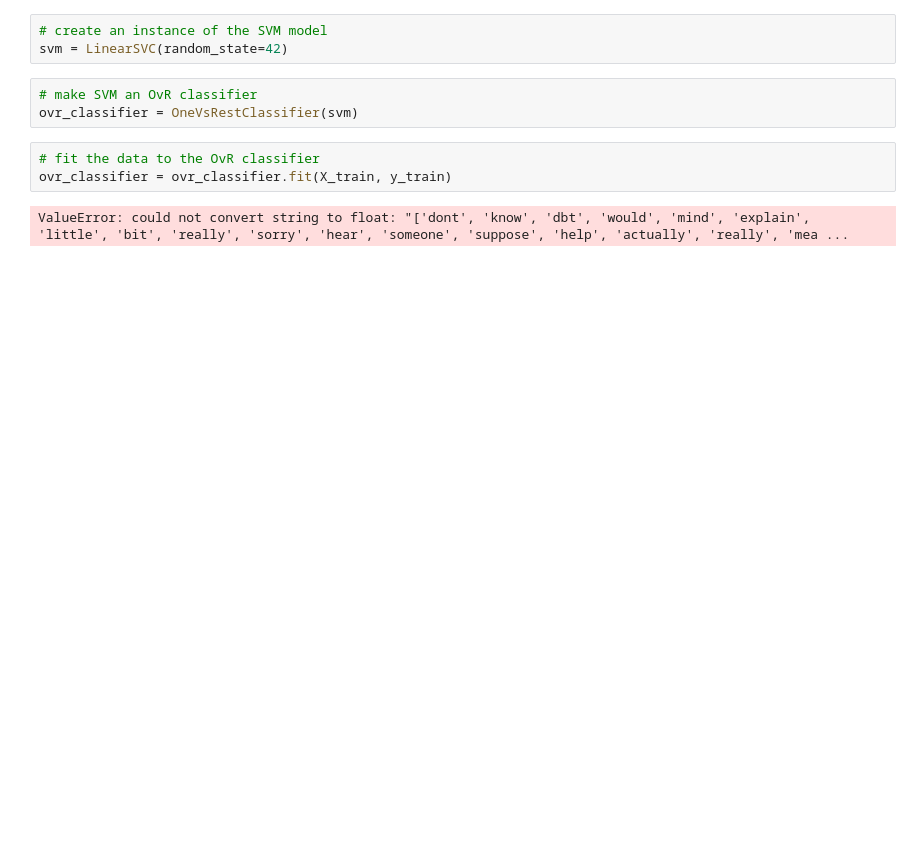
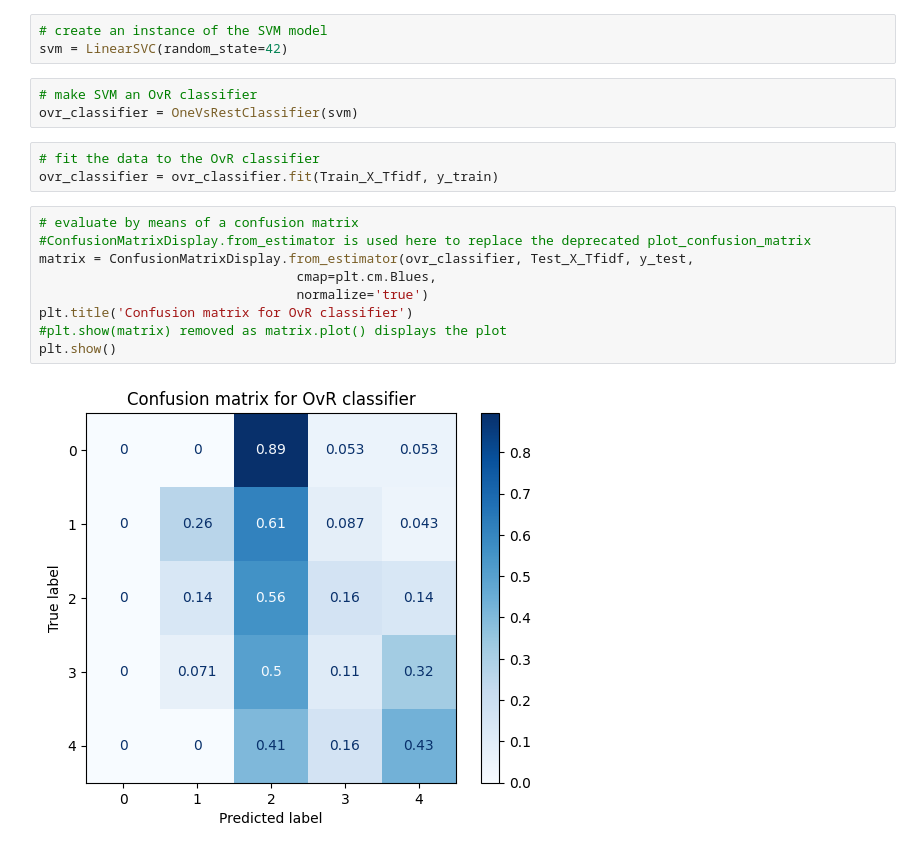
Before and after one commit to samservo09/thesis-svm-tele-triage, a Jupyter notebook: src/svm/svm-simulation.ipynb, the cells around one changed output. Drawn from its saved outputs; the diff is of its cells as text; blank space fills up the shorter version.

Commit message:
evaluated OvR

```diff
--- a/src/svm/svm-simulation.ipynb
+++ b/src/svm/svm-simulation.ipynb
@@ -138,6 +153,15 @@ svm = LinearSVC(random_state=42)
 ovr_classifier = OneVsRestClassifier(svm)
 # %%
 # fit the data to the OvR classifier
-ovr_classifier = ovr_classifier.fit(X_train, y_train)
+ovr_classifier = ovr_classifier.fit(Train_X_Tfidf, y_train)
-# %% [output]
-ValueError: could not convert string to float: "['dont', 'know', 'dbt', 'would', 'mind', 'explain', 'little', 'bit', 'really', 'sorry', 'hear', 'someone', 'suppose', 'help', 'actually', 'really', 'mea ...
+# %%
+# evaluate by means of a confusion matrix
+#ConfusionMatrixDisplay.from_estimator is used here to replace the deprecated plot_confusion_matrix
+matrix = ConfusionMatrixDisplay.from_estimator(ovr_classifier, Test_X_Tfidf, y_test,
+                                 cmap=plt.cm.Blues,
+                                 normalize='true')
+plt.title('Confusion matrix for OvR classifier')
+#plt.show(matrix) removed as matrix.plot() displays the plot
+plt.show()
+# %% [output]
+[figure, added]
```
Also changed, not shown: parts of 3 cells of this notebook.
